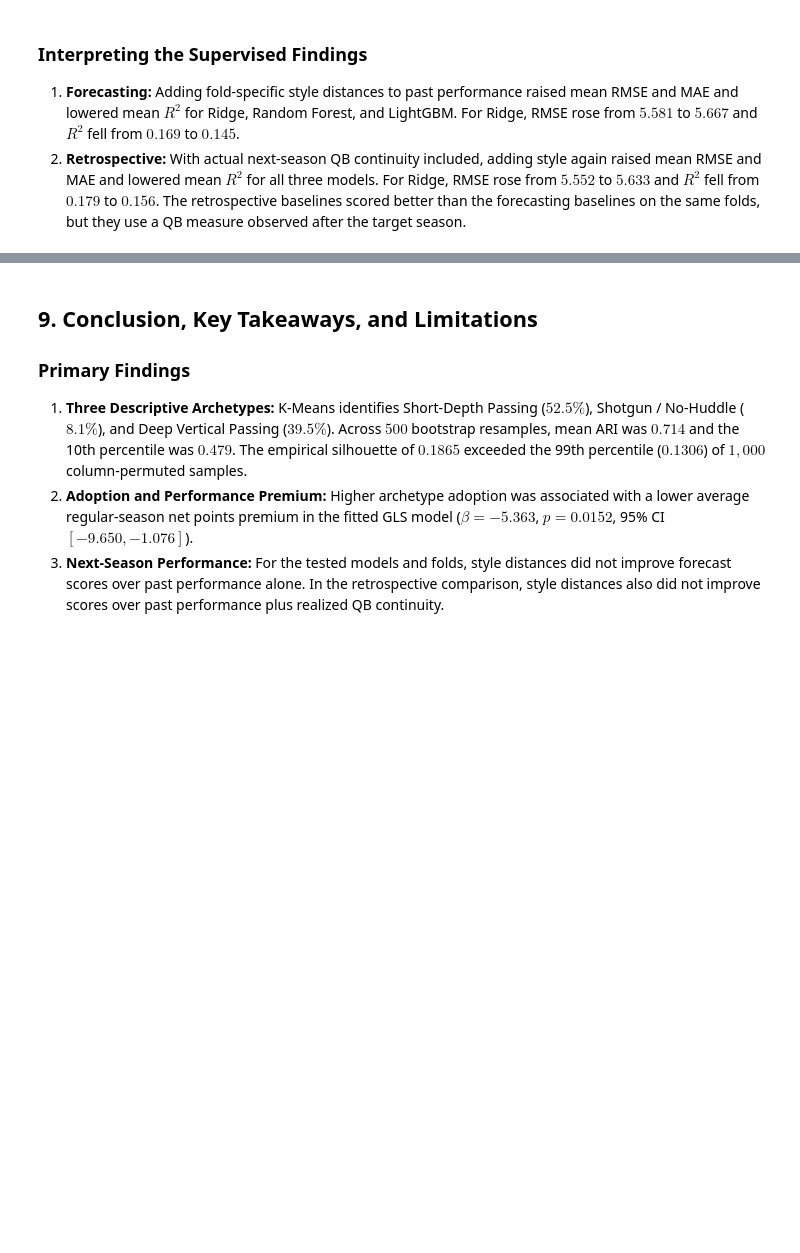
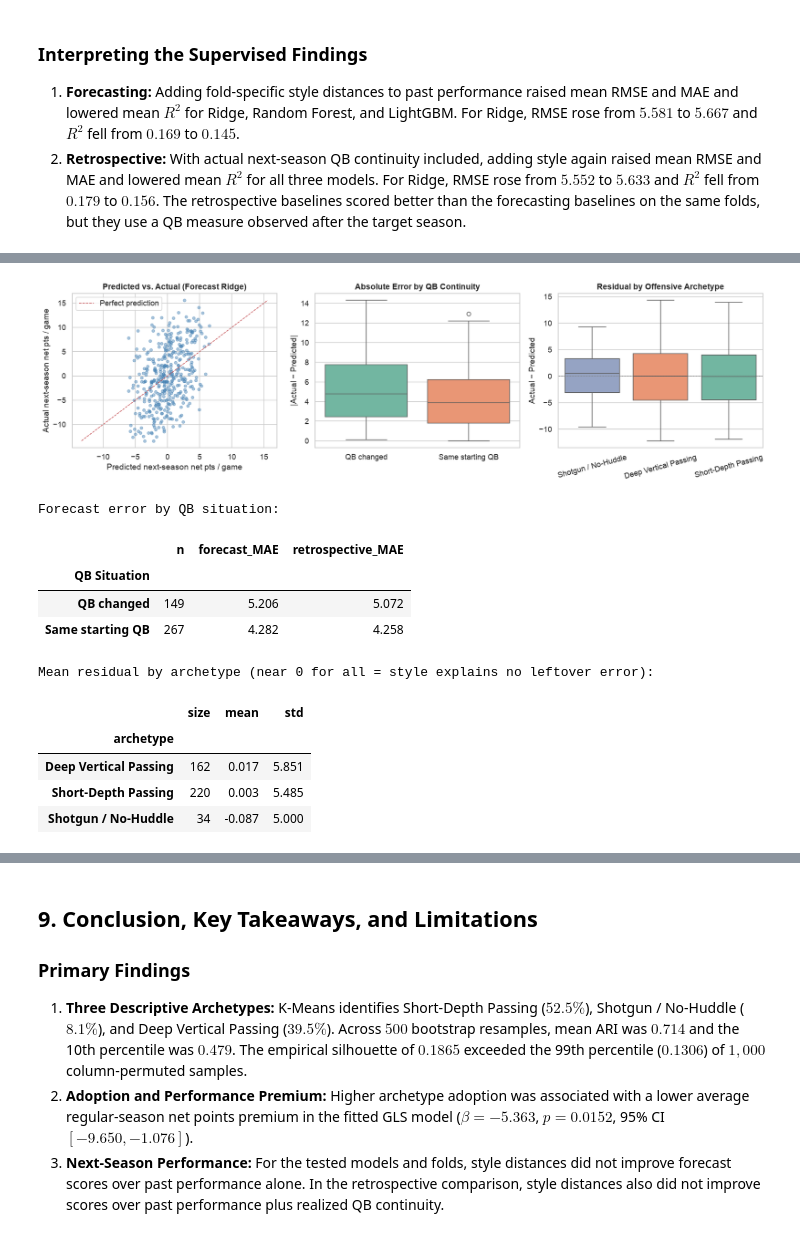
Before and after one commit to knabcd003/nfl-offensive-scheme-clustering, a Jupyter notebook: nfl_offensive_clustering.ipynb, the cells around one changed output, grey strips where cells are left out. Saved outputs shown, nothing was run; the diff lists cells and outputs as text; code cells hidden in the pictures; blank space fills up the shorter version.

Commit message:
Execute hyperparameter tuning and error analysis, populate empirical results, update process notes and readme

```diff
--- a/nfl_offensive_clustering.ipynb
+++ b/nfl_offensive_clustering.ipynb
@@ -857,0 +1000,75 @@ plt.show()
+# %%
+oof_rows = []
+for fold in CV_FOLDS:
+    tr = df_model[df_model['season'] <= fold['train_end']]
+    te = df_model[df_model['season'].between(fold['eval_start'], fold['eval_end'])].copy()
+    for label, f_cols in [('Forecast', feature_specs['1. Forecast Baseline']),
+                          ('Retrospective', feature_specs['3. Retrospective Baseline + QB'])]:
+        model = Ridge(alpha=10.0).fit(tr[f_cols].values, tr['y_next'].values)
+        te[f'pred_{label}'] = model.predict(te[f_cols].values)
+    oof_rows.append(te)
+
+oof = pd.concat(oof_rows, ignore_index=True)
+oof['resid'] = oof['y_next'] - oof['pred_Forecast']          # positive = team did better than predicted
+oof['abs_err'] = oof['resid'].abs()
+oof['abs_err_retro'] = (oof['y_next'] - oof['pred_Retrospective']).abs()
+oof['QB Situation'] = oof['qb_continuity'].map({1: 'Same starting QB', 0: 'QB changed'})
+
+fig, axes = plt.subplots(1, 3, figsize=(16, 4.6))
+
+# 1. Predicted vs. actual
+axes[0].scatter(oof['pred_Forecast'], oof['y_next'], alpha=0.45, s=18, color='steelblue')
+lims = [min(oof['pred_Forecast'].min(), oof['y_next'].min()), max(oof['pred_Forecast'].max(), oof['y_next'].max())]
+axes[0].plot(lims, lims, 'r--', lw=1, label='Perfect prediction')
+axes[0].set_title('Predicted vs. Actual (Forecast Ridge)', fontweight='bold')
+axes[0].set_xlabel('Predicted next-season net pts / game')
+axes[0].set_ylabel('Actual next-season net pts / game')
+axes[0].legend()
+
+# 2. Error size by QB situation
+sns.boxplot(data=oof, x='QB Situation', y='abs_err', hue='QB Situation', legend=False, ax=axes[1], palette='Set2')
+axes[1].set_title('Absolute Error by QB Continuity', fontweight='bold')
+axes[1].set_ylabel('|Actual − Predicted|')
+axes[1].set_xlabel('')
+
+# 3. Residuals by offensive archetype
+sns.boxplot(data=oof, x='archetype', y='resid', hue='archetype', legend=False, ax=axes[2], palette='Set2',
+            order=list(ARCHETYPES.values()))
+axes[2].axhline(0, color='gray', ls='--', lw=0.8)
+axes[2].set_title('Residual by Offensive Archetype', fontweight='bold')
+axes[2].set_ylabel('Actual − Predicted')
+axes[2].set_xlabel('')
+axes[2].tick_params(axis='x', rotation=15)
+
+plt.tight_layout()
+plt.show()
+
+print("Forecast error by QB situation:")
+display(oof.groupby('QB Situation').agg(
+    n=('abs_err', 'size'),
+    forecast_MAE=('abs_err', 'mean'),
+    retrospective_MAE=('abs_err_retro', 'mean')).round(3))
+
+print("\nMean residual by archetype (near 0 for all = style explains no leftover error):")
+display(oof.groupby('archetype')['resid'].agg(['size', 'mean', 'std']).round(3))
+
+print("\nTen largest forecast misses:")
+print(oof.sort_values('abs_err', ascending=False)
+        [['season', 'team_clean', 'archetype', 'net_pts_per_game', 'y_next',
+          'pred_Forecast', 'resid', 'QB Situation']]
+        .rename(columns={'season': 'Season t', 'team_clean': 'Team', 'net_pts_per_game': 'Net pts/g (t)',
+                         'y_next': 'Actual (t+1)', 'pred_Forecast': 'Predicted (t+1)', 'resid': 'Error'})
+        .head(10).round(2).to_string(index=False))
+# %% [output]
+[figure, added]
+Forecast error by QB situation:
+|  | n | forecast_MAE | retrospective_MAE |
+| QB Situation |  |  |  |
+| QB changed | 149 | 5.206 | 5.072 |
+| Same starting QB | 267 | 4.282 | 4.258 |
+Mean residual by archetype (near 0 for all = style explains no leftover error):
+|  | size | mean | std |
+| archetype |  |  |  |
+| Deep Vertical Passing | 162 | 0.017 | 5.851 |
+| Short-Depth Passing | 220 | 0.003 | 5.485 |
+| Shotgun / No-Huddle | 34 | -0.087 | 5.000 |
```
Also changed, not shown: parts of 7 cells of this notebook, 3 other files.
